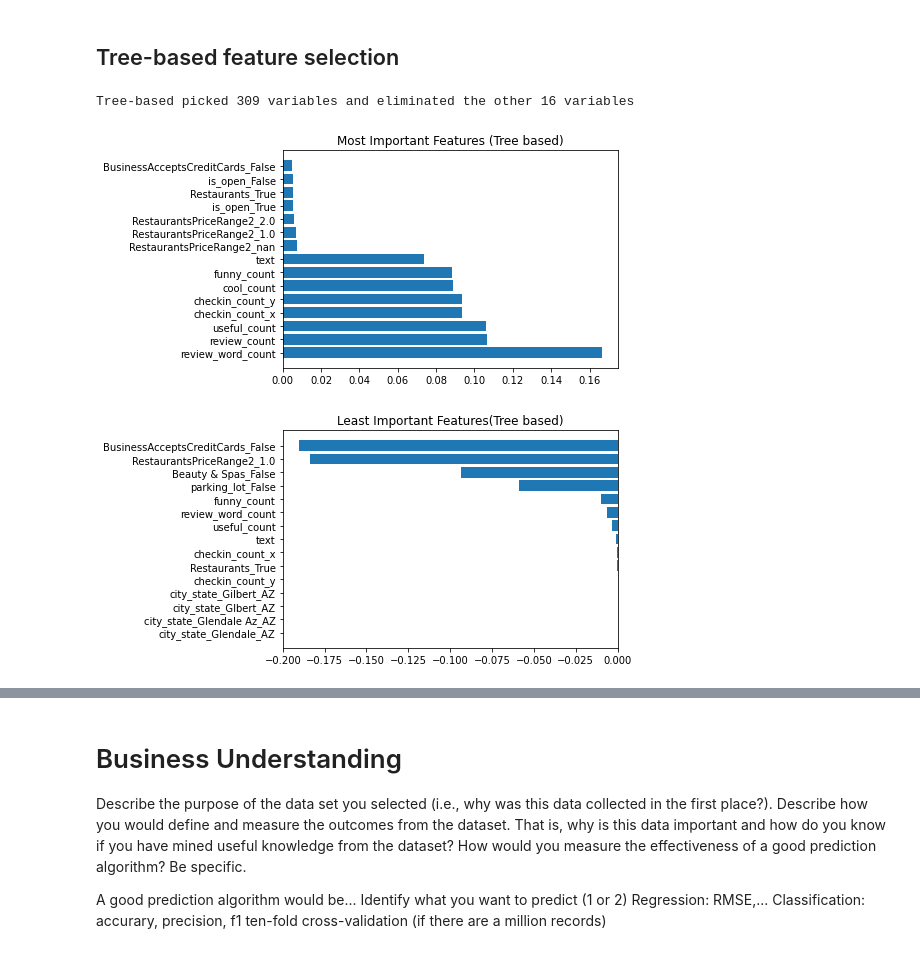
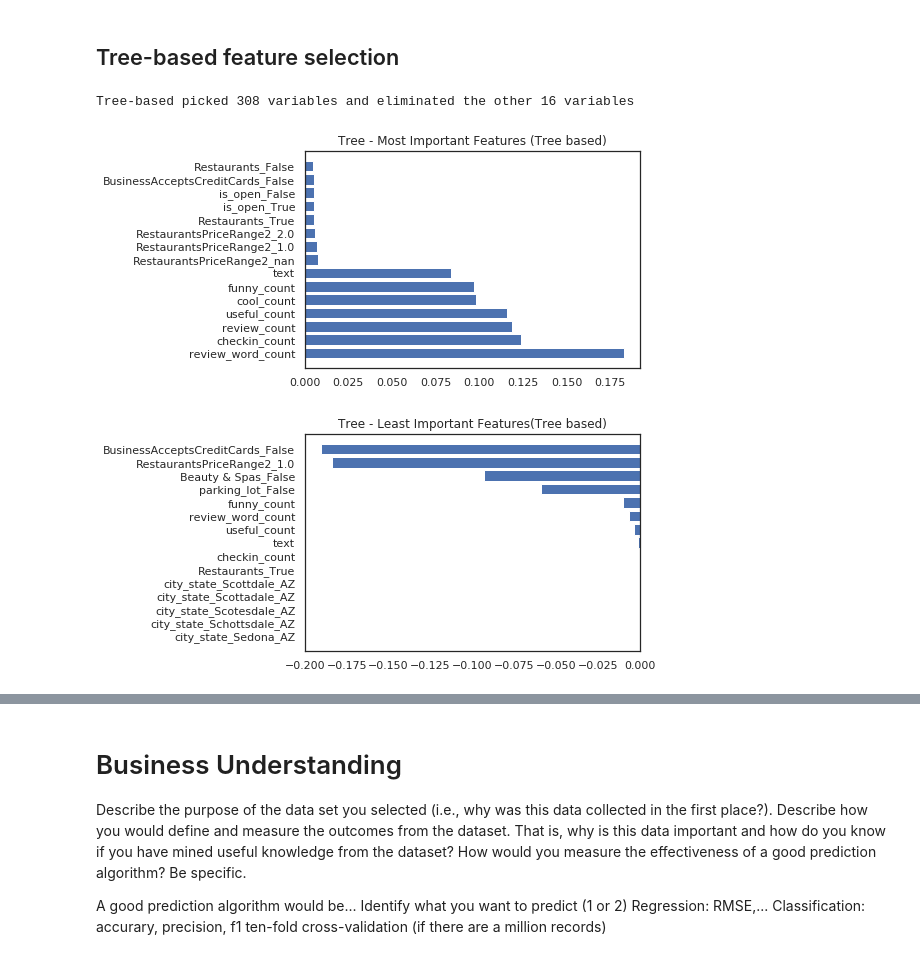
Before and after one commit to rchannewiser/MSDS-machine-learning1-team5, a Jupyter notebook: yelp_test.ipynb, the cells around one changed output, grey strips where cells are left out. Cells and saved outputs as stored; diff of their text form; code cells hidden in the pictures.

Commit message:
new final df_business_eda incorporating tree model and new variables

```diff
--- a/yelp_test.ipynb
+++ b/yelp_test.ipynb
@@ -537,6 +537,10 @@ df_business_transform = df_business_trim.\
     ).\
     assign(RestaurantsPriceRange2=restaurant_price_encoded)
 
+df_business_transform['rating_category'] = 0 #for less tha 2.5
+df_business_transform.loc[(df_business_transform['stars'] > 2.5) & (df_business_transform['stars'] <= 3.9), 'rating_category'] = 1 #between 2.6 and 3.9
+df_business_transform.loc[(df_business_transform['stars'] > 3.9), 'rating_category'] = 2 #greater  4
+df_business_transform['rating_category']=df_business_transform['rating_category'].astype(int)
 df_business_transform.head()
 # %% [output]
 |  | state | stars | review_count | BikeParking | GoodForKids | ByAppointmentOnly | RestaurantsPriceRange2 | ... |
@@ -705,8 +679,9 @@ df_business_hot.loc[(df_business_hot['stars'] > 3.9), 'rating_category'] = 2 #gr
 from sklearn.ensemble import ExtraTreesClassifier
 from sklearn.feature_selection import SelectFromModel
 
-y2=df_business_hot["rating_category"]
-X2=df_business_hot.select_dtypes(include=np.number).drop(["stars","rating_category"],axis=1).fillna(0)
+#using the non-one hot encoded rating_category
+y2=df_business_transform["rating_category"]
+X=df_business_hot.select_dtypes(include=np.number).drop(["stars","rating_category_0.0","rating_category_1.0","rating_category_2.0","rating_category_nan"],axis=1).fillna(0)
 
 clf = ExtraTreesClassifier(n_estimators=50)
 clf = clf.fit(X2, y2)
@@ -717,20 +692,20 @@ X_new = model.transform(X2)
 X_new.shape
 
 coef2 = pd.Series(clf.feature_importances_, index = X2.columns)
-print("Tree-based picked " + str(sum(coef2 != 0)) + " variables and eliminated the other " +  str(sum(coef2 == 0)) + " variables")
+print("Tree-based picked " + str(sum(coef2 > 0)) + " variables and eliminated the other " +  str(sum(coef2 == 0)) + " variables")
 # %% [output]
-Tree-based picked 309 variables and eliminated the other 16 variables
+Tree-based picked 308 variables and eliminated the other 16 variables
 # %%
-top_15=(coef2).sort_values(ascending=False).head(15)
-plt.barh(y=top_15.index, width=top_15.values)
-plt.title("Most Important Features (Tree based)")
+tree_top_15=(coef2).sort_values(ascending=False).head(15)
+plt.barh(y=tree_top_15.index, width=tree_top_15.values)
+plt.title("Tree - Most Important Features (Tree based)")
 plt.show()
 # %% [output]
-[figure, old version]
+[figure, new version]
 # %%
-top_15=(coef).sort_values(ascending=False).tail(15)
-plt.barh(y=top_15.index, width=top_15.values)
-plt.title("Least Important Features(Tree based)")
+tree_bottom_15=(coef).sort_values(ascending=False).tail(15)
+plt.barh(y=tree_bottom_15.index, width=tree_bottom_15.values)
+plt.title("Tree - Least Important Features(Tree based)")
 plt.show()
 # %% [output]
-[figure, old version]
+[figure, new version]
```
Also changed, not shown: parts of 53 cells of this notebook.
